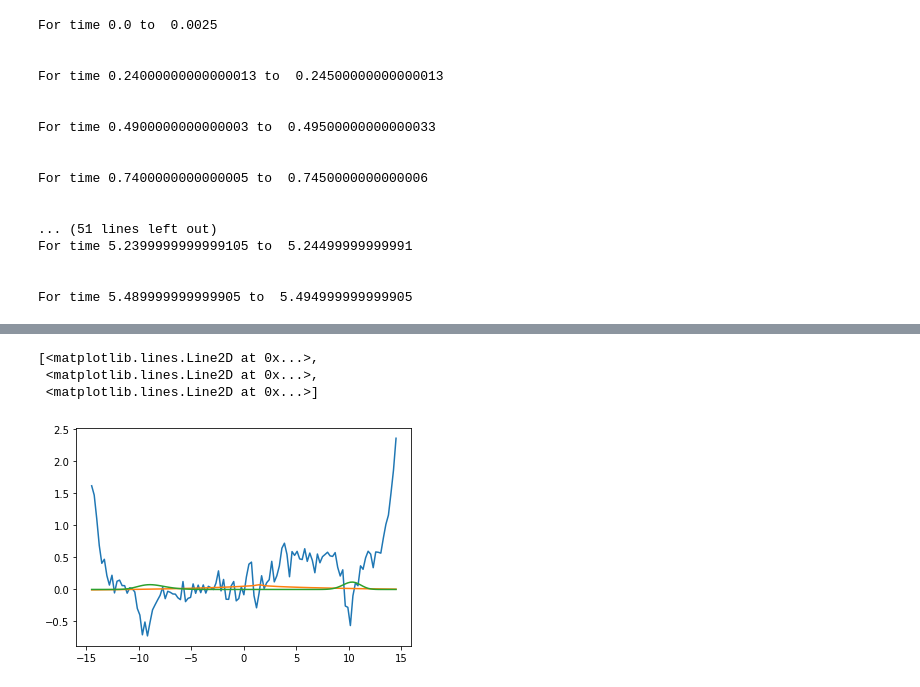
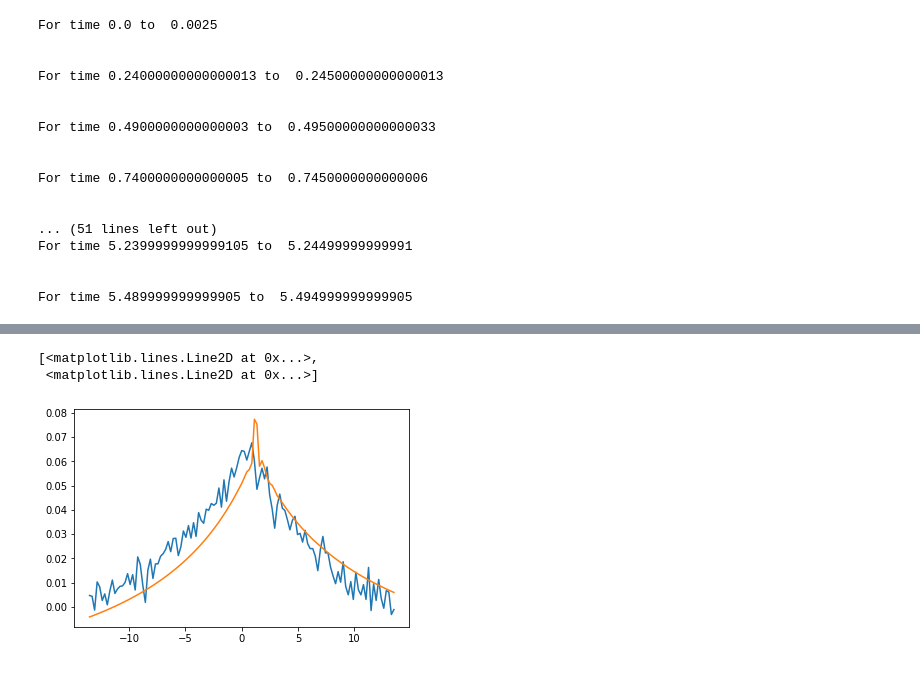
Before and after one commit to brownj42/ML-TDDFTinversion, a Jupyter notebook: machine_learning_2electron.ipynb, the cells around one changed output, grey strips where cells are left out. Drawn from its saved outputs; the diff is of its cells as text; code cells hidden in the pictures.

```diff
--- a/machine_learning_2electron.ipynb
+++ b/machine_learning_2electron.ipynb
@@ -11,8 +11,8 @@ sysparams=td.derivedtypes.init_systemparameters(np1)
 sysparams.np1=np1 #number of grid points for 1-dimension
 sysparams.nd=1 #number of dimensions
 sysparams.npart=2 #number of particles
-sysparams.xmin=-14.5 #minimum grid point
-sysparams.xmax=14.5 #maximum grid point
+sysparams.xmin=-13.5 #minimum grid point
+sysparams.xmax=13.5 #maximum grid point
 sysparams.ct=0. #starting time
 sysparams.dth=0.005 #goal time step
 sysparams.dvksmax=100000 #max derivative of density with respect to time
@@ -21,6 +21,7 @@ sysparams.quantization=1 #Quantization
 sysparams.energy=5. #Energy of KS system, this can if desired
 sysparams.occupy_case=0
 sysparams.triplet=1
+sysparams.outputdata=0
 td.derivedtypes.fill_systemparameters(sysparams)
 td.keomod.buildkeo(sysparams) #build kinetic energy operator and lattice values
 
@@ -38,6 +39,7 @@ sysparams2.quantization=1 #Quantization
 sysparams2.energy=5. #Energy of KS system, this can if desired
 sysparams2.occupy_case=1
 sysparams2.triplet=1
+sysparams2.outputdata=0
 td.derivedtypes.fill_systemparameters(sysparams2)
 td.keomod.buildkeo(sysparams2) #build kinetic energy operator and lattice values
 
@@ -55,6 +57,7 @@ sysparams3.quantization=1 #Quantization
 sysparams3.energy=5. #Energy of KS system, this can if desired
 sysparams3.occupy_case=2
 sysparams3.triplet=1
+sysparams3.outputdata=0
 td.derivedtypes.fill_systemparameters(sysparams3)
 td.keomod.buildkeo(sysparams3) #build kinetic energy operator and lattice values
 
@@ -72,6 +75,7 @@ sysparams4.quantization=1 #Quantization
 sysparams4.energy=5. #Energy of KS system, this can if desired
 sysparams4.occupy_case=3
 sysparams4.triplet=1
+sysparams4.outputdata=0
 td.derivedtypes.fill_systemparameters(sysparams4)
 td.keomod.buildkeo(sysparams4) #build kinetic energy operator and lattice values
 # %%
@@ -281,23 +265,16 @@ print(trainlabels[950]-trainlabels[1])
 import tensorflow as tf
 # %%
 inputs=tf.keras.Input(shape=(sysparams.ntot1,15))
-dense=tf.keras.layers.Conv1D(6,3,activation="linear")
-x=dense(inputs)
-#x=tf.keras.layers.MaxPooling1D((2))(x)
-#x=tf.keras.layers.Conv1D(3,3,activation="tanh")(x)
-x=tf.keras.layers.MaxPooling1D((6))(x)
+conv=tf.keras.layers.Conv1D(1,3,activation="linear")
+x=conv(inputs)
+x=tf.keras.layers.AveragePooling1D((1))(x)
 x= tf.keras.layers.Flatten()(x)
-x = tf.keras.layers.BatchNormalization()(x)
-#x = tf.keras.layers.Dense(121, activation="relu")(x)
 x = tf.keras.layers.Dense(121,kernel_initializer='lecun_normal',activation='selu')(x)
 x = tf.keras.layers.BatchNormalization()(x)
-x = tf.keras.layers.Dropout(0.05)(x)
+x = tf.keras.layers.Dropout(0.5)(x)
 x = tf.keras.layers.Dense(121, kernel_initializer='lecun_normal',activation='selu')(x)
 x = tf.keras.layers.BatchNormalization()(x)
-x = tf.keras.layers.Dropout(0.05)(x)
-x = tf.keras.layers.Dense(121,kernel_initializer='lecun_normal',activation='selu')(x)
-x = tf.keras.layers.BatchNormalization()(x)
-x = tf.keras.layers.Dropout(0.05)(x)
+x = tf.keras.layers.Dropout(0.5)(x)
 x = tf.keras.layers.Dense(121, activation="tanh")(x)
 outputs=tf.keras.layers.Dense(sysparams.ntot1,activation="linear")(x)
 mlp=tf.keras.Model(inputs,outputs)
@@ -368,11 +324,14 @@ array([[[ 0.31262028,  0.21308716, -0.3651203 ],
-# %%
-x=sysparams.xlattice
-#v=mlp.predict(testdata)
-v=mlp.predict(ccfulldata)
-np.shape(v)
-plt.plot(x,v[1111],x,potentials[1111]-3.83,x,densities[2200])
-# %% [output]
-[<matplotlib.lines.Line2D at 0x...>,
- <matplotlib.lines.Line2D at 0x...>,
- <matplotlib.lines.Line2D at 0x...>]
-[figure, removed]
+# %%
+#test data is further in time than any training dat
+x=sysparams.xlattice
+v=mlp.predict(testdata)
+np.shape(v)
+#occupy_case=0 [0:140]
+#occupy_case=1 [140:280]
+#occupy_case=2 [280:420]
+#occupy_case=3 [420:560]
+plt.plot(x,v[500],x,testlabels[500]-3.83)
+# %% [output]
+[<matplotlib.lines.Line2D at 0x...>,
+ <matplotlib.lines.Line2D at 0x...>]
+[figure, added]
```
Also changed, not shown: parts of 4 cells of this notebook, 2 other files.
